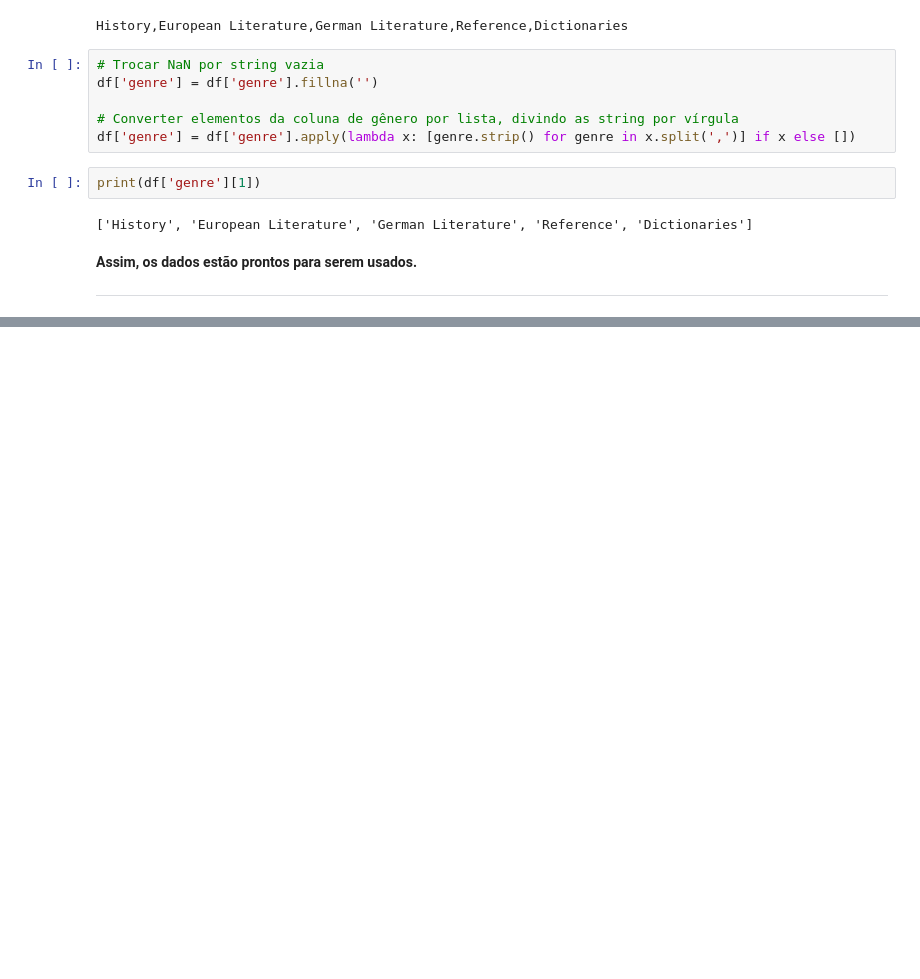
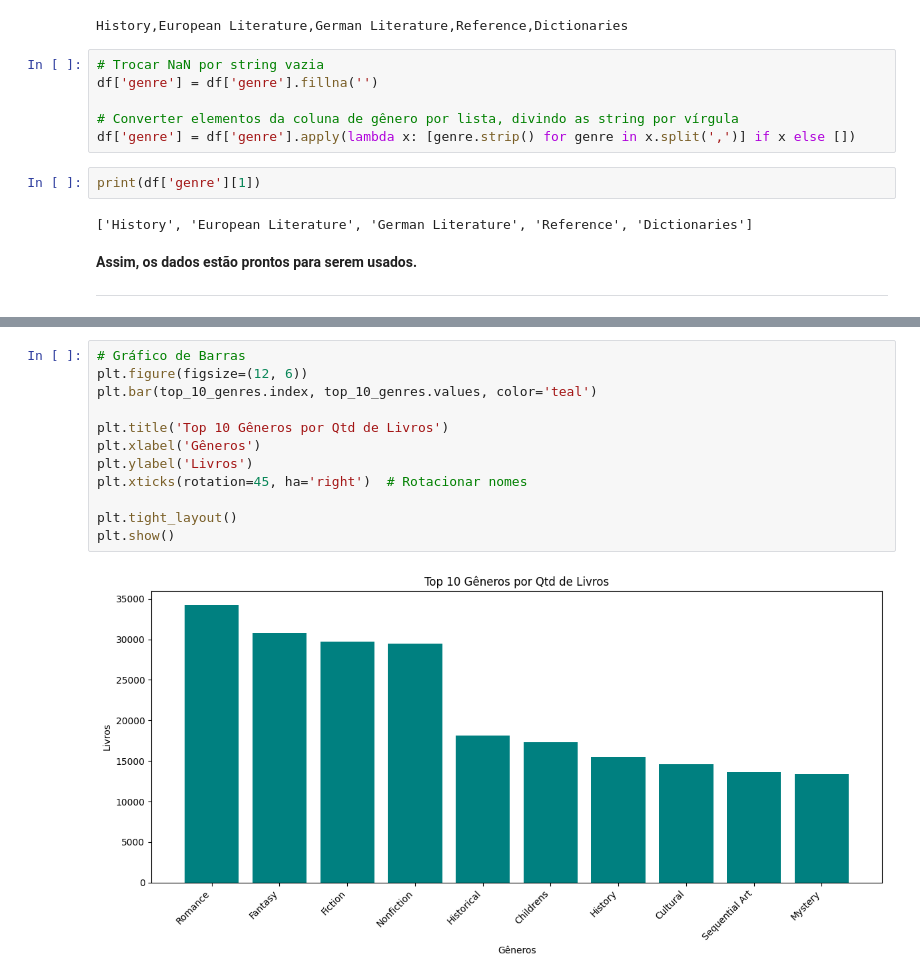
Before and after one commit to uchoagab/Desafio-DataScience-ML, a Jupyter notebook: Desafio2_VLab.ipynb, the cells around one changed output, grey strips where cells are left out. Saved outputs shown, nothing was run; the diff lists cells and outputs as text; blank space fills up the shorter version.

```diff
--- a/Desafio2_VLab.ipynb
+++ b/Desafio2_VLab.ipynb
@@ -122,0 +205,14 @@ print(df['genre'][1])
+# %%
+# Gráfico de Barras
+plt.figure(figsize=(12, 6))
+plt.bar(top_10_genres.index, top_10_genres.values, color='teal')
+
+plt.title('Top 10 Gêneros por Qtd de Livros')
+plt.xlabel('Gêneros')
+plt.ylabel('Livros')
+plt.xticks(rotation=45, ha='right')  # Rotacionar nomes
+
+plt.tight_layout()
+plt.show()
+# %% [output]
+[figure, added]
```
Also changed, not shown: parts of 16 cells of this notebook.
